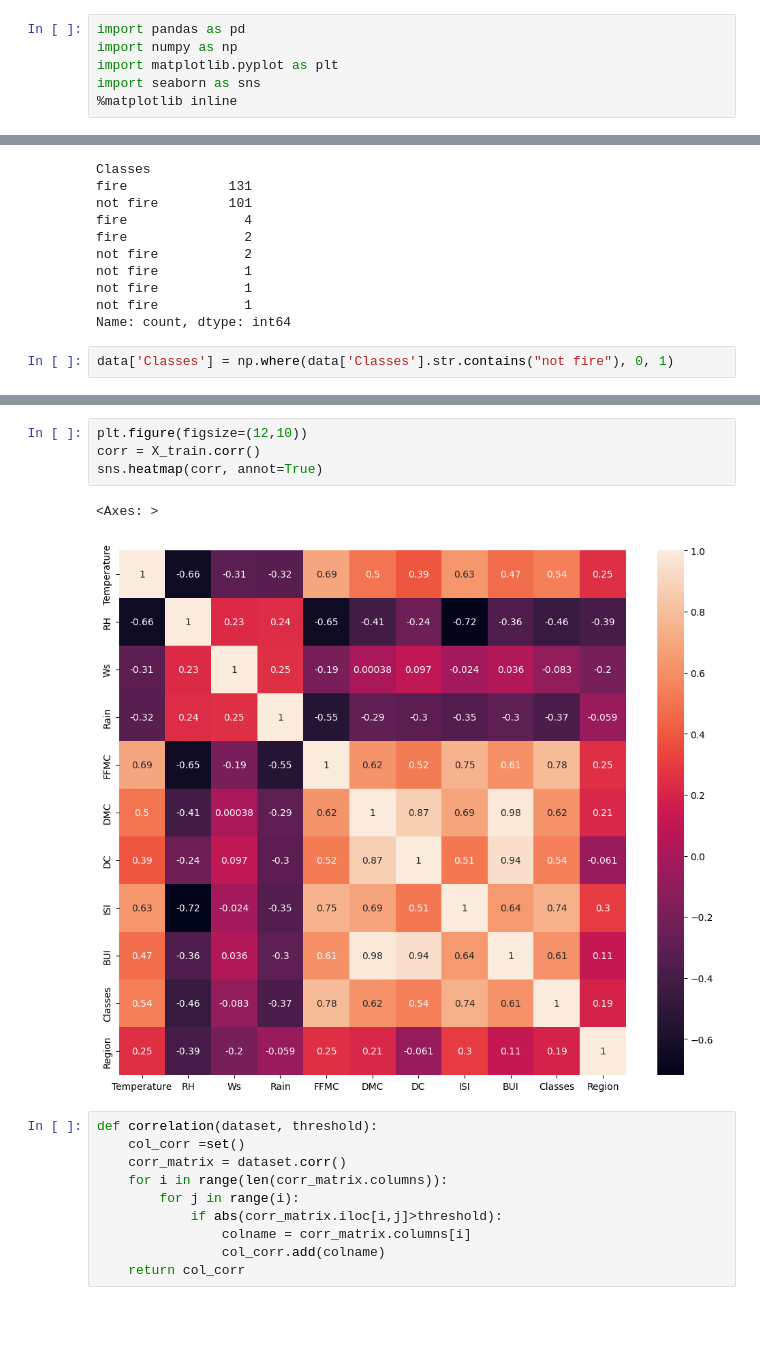
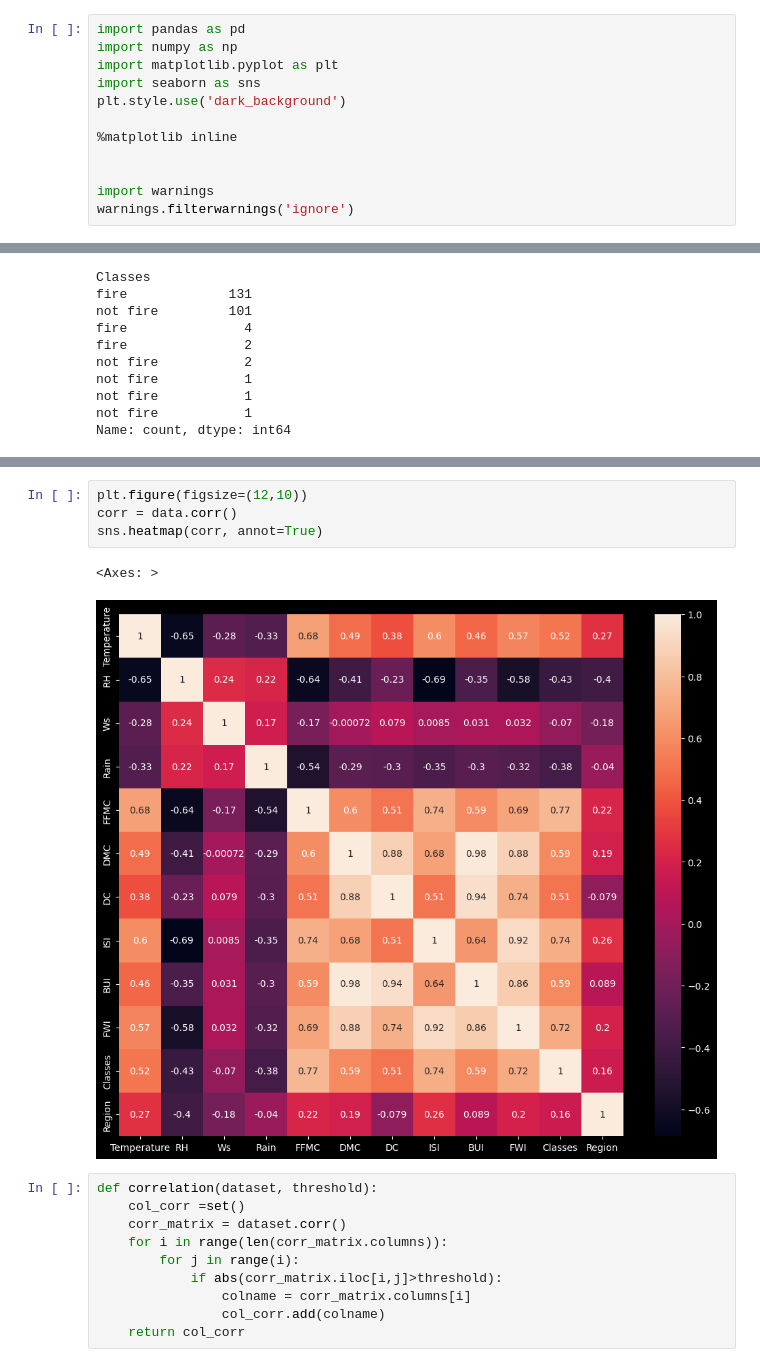
Before and after one commit to sumeet-016/Algerian-Forest-Fire, a Jupyter notebook: Model Training.ipynb, the cells around one changed output, grey strips where cells are left out. Cells and saved outputs as stored; diff of their text form; blank space fills up the shorter version.

```diff
--- a/Model Training.ipynb
+++ b/Model Training.ipynb
@@ -3,7 +3,13 @@ import pandas as pd
 import numpy as np
 import matplotlib.pyplot as plt
 import seaborn as sns
+plt.style.use('dark_background')
+
 %matplotlib inline
+
+
+import warnings
+warnings.filterwarnings('ignore')
 # %%
 data=pd.read_csv(r"C:\Users\sumee\Downloads\Algerian Forest Fires\Algerian_forest_fires_update_dataset.csv")
 # %%
@@ -38,5 +44,3 @@ not fire           1
 not fire           1
 not fire           1
 Name: count, dtype: int64
-# %%
-data['Classes'] = np.where(data['Classes'].str.contains("not fire"), 0, 1)
@@ -108,10 +63,10 @@ X_train.corr()
 # %%
 plt.figure(figsize=(12,10))
-corr = X_train.corr()
+corr = data.corr()
 sns.heatmap(corr, annot=True)
 # %% [output]
 <Axes: >
-[figure, old version]
+[figure, new version]
 # %%
 def correlation(dataset, threshold):
     col_corr =set()
```
Also changed, not shown: parts of 21 cells of this notebook.
